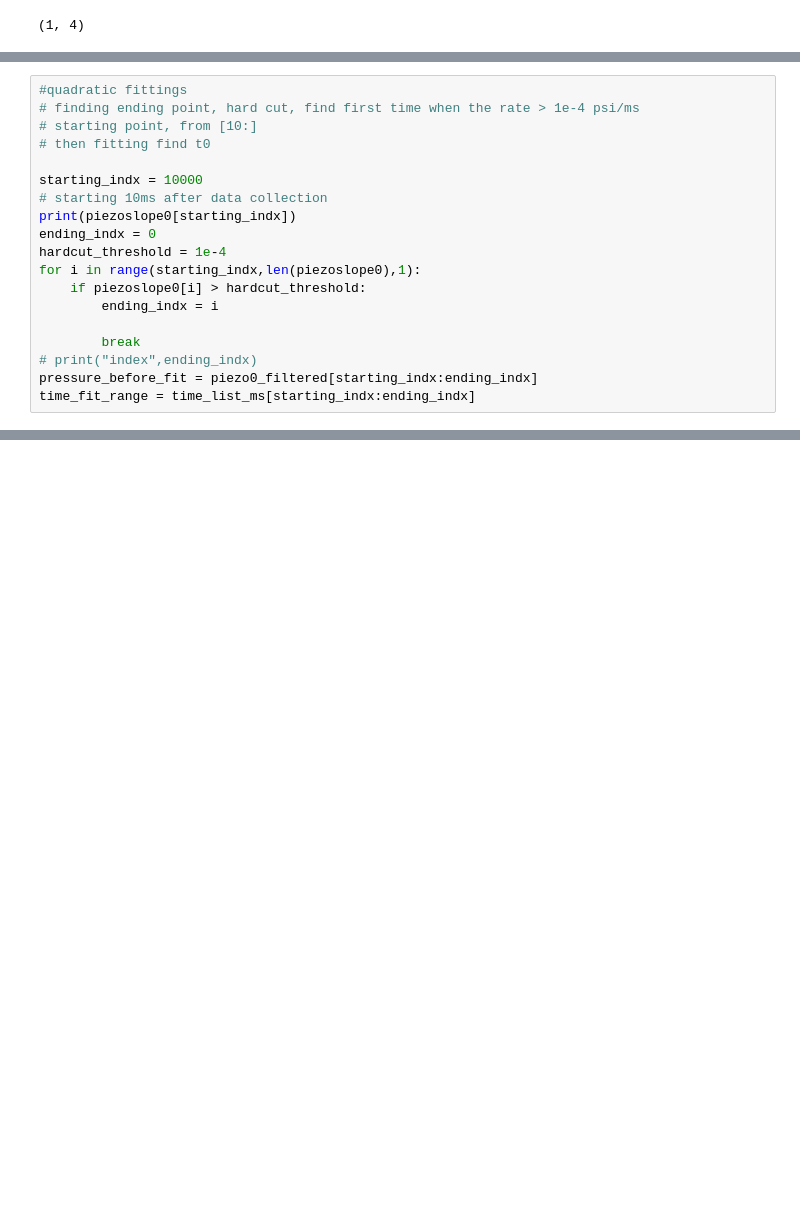
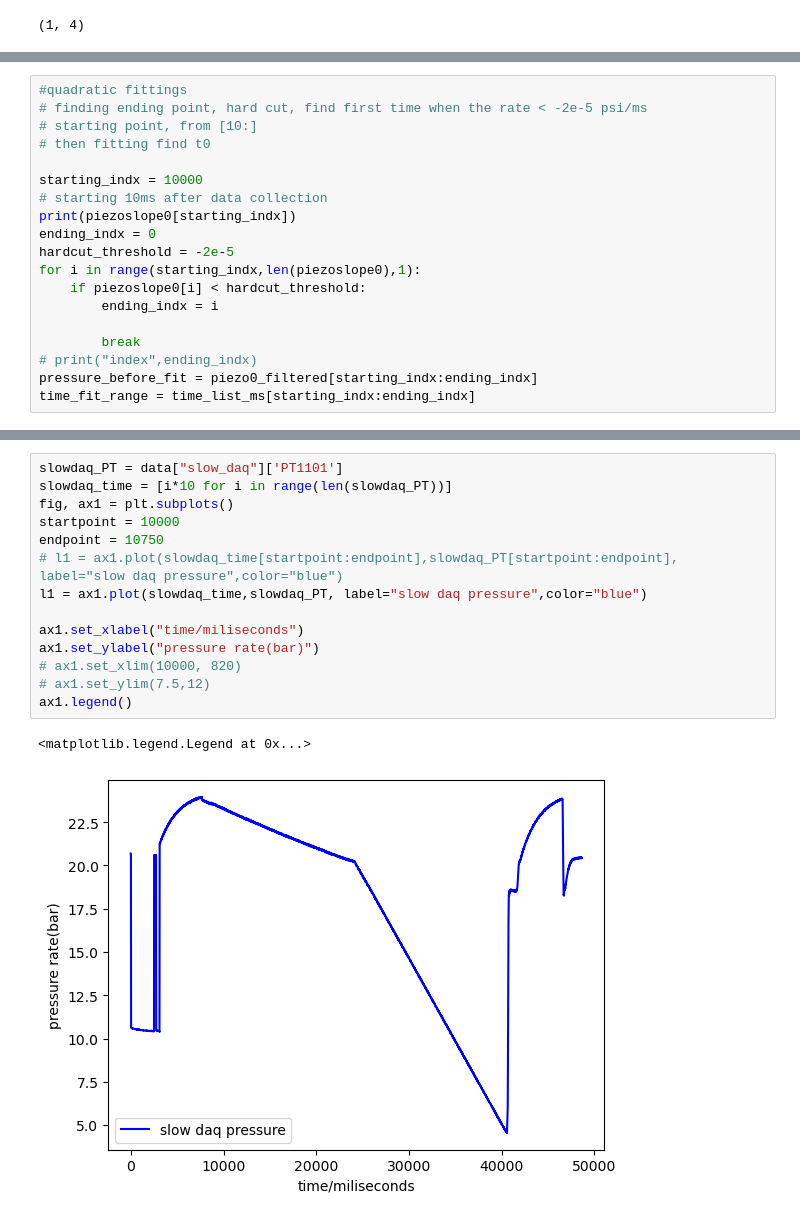
Before and after one commit to SBC-Collaboration/LAr10Ana, a Jupyter notebook: nb/rzhang/Piezo-Waveforms.ipynb, the cells around one changed output, grey strips where cells are left out. Cells and saved outputs as stored; diff of their text form; blank space fills up the shorter version.

```diff
--- a/nb/rzhang/Piezo-Waveforms.ipynb
+++ b/nb/rzhang/Piezo-Waveforms.ipynb
@@ -121,6 +143,6 @@ ax1.legend(lines, labels)
 # %%
 #quadratic fittings
-# finding ending point, hard cut, find first time when the rate > 1e-4 psi/ms
+# finding ending point, hard cut, find first time when the rate < -2e-5 psi/ms
 # starting point, from [10:]
 # then fitting find t0
 
@@ -128,9 +150,9 @@ starting_indx = 10000
 # starting 10ms after data collection
 print(piezoslope0[starting_indx])
 ending_indx = 0
-hardcut_threshold = 1e-4
+hardcut_threshold = -2e-5
 for i in range(starting_indx,len(piezoslope0),1):
-    if piezoslope0[i] > hardcut_threshold:
+    if piezoslope0[i] < hardcut_threshold:
         ending_indx = i
 
         break
@@ -141,0 +168,17 @@ time_fit_range = time_list_ms[starting_indx:ending_indx]
+# %%
+slowdaq_PT = data["slow_daq"]['PT1101']
+slowdaq_time = [i*10 for i in range(len(slowdaq_PT))]
+fig, ax1 = plt.subplots()
+startpoint = 10000
+endpoint = 10750
+# l1 = ax1.plot(slowdaq_time[startpoint:endpoint],slowdaq_PT[startpoint:endpoint], label="slow daq pressure",color="blue")
+l1 = ax1.plot(slowdaq_time,slowdaq_PT, label="slow daq pressure",color="blue")
+
+ax1.set_xlabel("time/miliseconds")
+ax1.set_ylabel("pressure rate(bar)")
+# ax1.set_xlim(10000, 820)
+# ax1.set_ylim(7.5,12)
+ax1.legend()
+# %% [output]
+<matplotlib.legend.Legend at 0x...>
+[figure, added]
```
Also changed, not shown: parts of 21 cells of this notebook, 15 other files.
